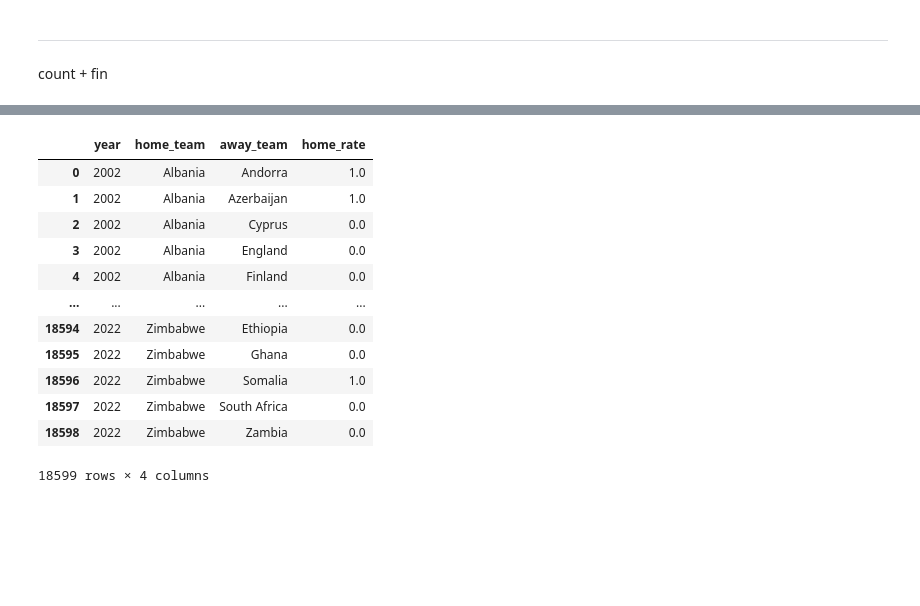
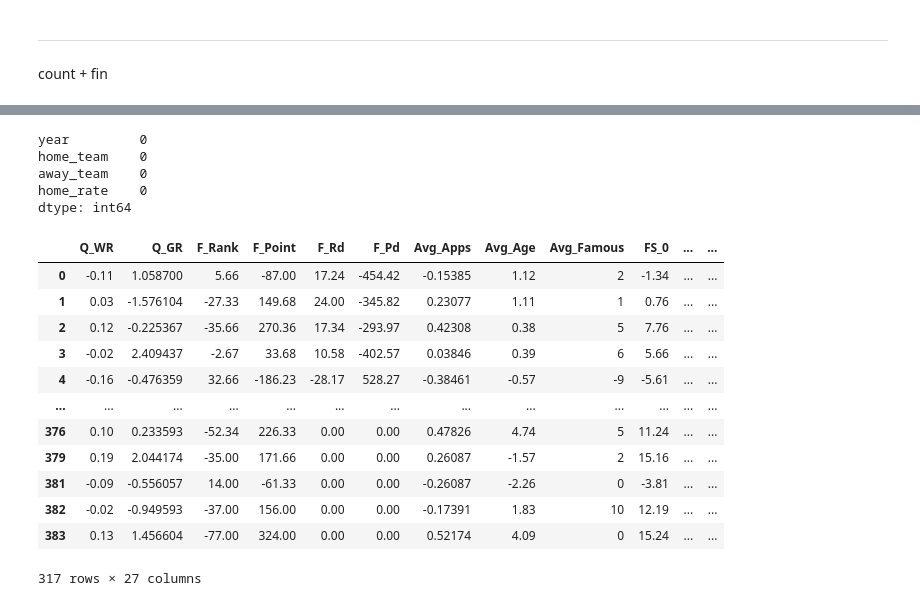
Before and after one commit to SKNetworks-AI19-250818/SKN19-mini-4Team, a Jupyter notebook: ML/Record/code/ML_record.ipynb, the cells around one changed output, grey strips where cells are left out. Drawn from its saved outputs; the diff is of its cells as text; code cells hidden in the pictures; blank space fills up the shorter version.

```diff
--- a/ML/Record/code/ML_record.ipynb
+++ b/ML/Record/code/ML_record.ipynb
@@ -598,18 +696,26 @@ df_rate['home_rate'] = df_rate['win_count'] / df_rate['total_count']
 # 최종 선택
 df_rate = df_rate[['year', 'home_team', 'away_team', 'home_rate']]
 # %%
-df_rate
+df_rate.isnull().sum()
 # %% [output]
-|  | year | home_team | away_team | home_rate |
-| 0 | 2002 | Albania | Andorra | 1.0 |
-| 1 | 2002 | Albania | Azerbaijan | 1.0 |
-| 2 | 2002 | Albania | Cyprus | 0.0 |
-| 3 | 2002 | Albania | England | 0.0 |
-| 4 | 2002 | Albania | Finland | 0.0 |
-| ... | ... | ... | ... | ... |
-| 18594 | 2022 | Zimbabwe | Ethiopia | 0.0 |
-| 18595 | 2022 | Zimbabwe | Ghana | 0.0 |
-| 18596 | 2022 | Zimbabwe | Somalia | 1.0 |
-| 18597 | 2022 | Zimbabwe | South Africa | 0.0 |
-| 18598 | 2022 | Zimbabwe | Zambia | 0.0 |
-18599 rows × 4 columns
+year         0
+home_team    0
+away_team    0
+home_rate    0
+dtype: int64
+# %%
+df_diff
+# %% [output]
+|  | Q_WR | Q_GR | F_Rank | F_Point | F_Rd | F_Pd | Avg_Apps | Avg_Age | Avg_Famous | FS_0 | ... | ... |
+| 0 | -0.11 | 1.058700 | 5.66 | -87.00 | 17.24 | -454.42 | -0.15385 | 1.12 | 2 | -1.34 | ... | ... |
+| 1 | 0.03 | -1.576104 | -27.33 | 149.68 | 24.00 | -345.82 | 0.23077 | 1.11 | 1 | 0.76 | ... | ... |
+| 2 | 0.12 | -0.225367 | -35.66 | 270.36 | 17.34 | -293.97 | 0.42308 | 0.38 | 5 | 7.76 | ... | ... |
+| 3 | -0.02 | 2.409437 | -2.67 | 33.68 | 10.58 | -402.57 | 0.03846 | 0.39 | 6 | 5.66 | ... | ... |
+| 4 | -0.16 | -0.476359 | 32.66 | -186.23 | -28.17 | 528.27 | -0.38461 | -0.57 | -9 | -5.61 | ... | ... |
+| ... | ... | ... | ... | ... | ... | ... | ... | ... | ... | ... | ... | ... |
+| 376 | 0.10 | 0.233593 | -52.34 | 226.33 | 0.00 | 0.00 | 0.47826 | 4.74 | 5 | 11.24 | ... | ... |
+| 379 | 0.19 | 2.044174 | -35.00 | 171.66 | 0.00 | 0.00 | 0.26087 | -1.57 | 2 | 15.16 | ... | ... |
+| 381 | -0.09 | -0.556057 | 14.00 | -61.33 | 0.00 | 0.00 | -0.26087 | -2.26 | 0 | -3.81 | ... | ... |
+| 382 | -0.02 | -0.949593 | -37.00 | 156.00 | 0.00 | 0.00 | -0.17391 | 1.83 | 10 | 12.19 | ... | ... |
+| 383 | 0.13 | 1.456604 | -77.00 | 324.00 | 0.00 | 0.00 | 0.52174 | 4.09 | 0 | 15.24 | ... | ... |
+317 rows × 27 columns
```
Also changed, not shown: parts of 50 cells of this notebook, 6 other files.
